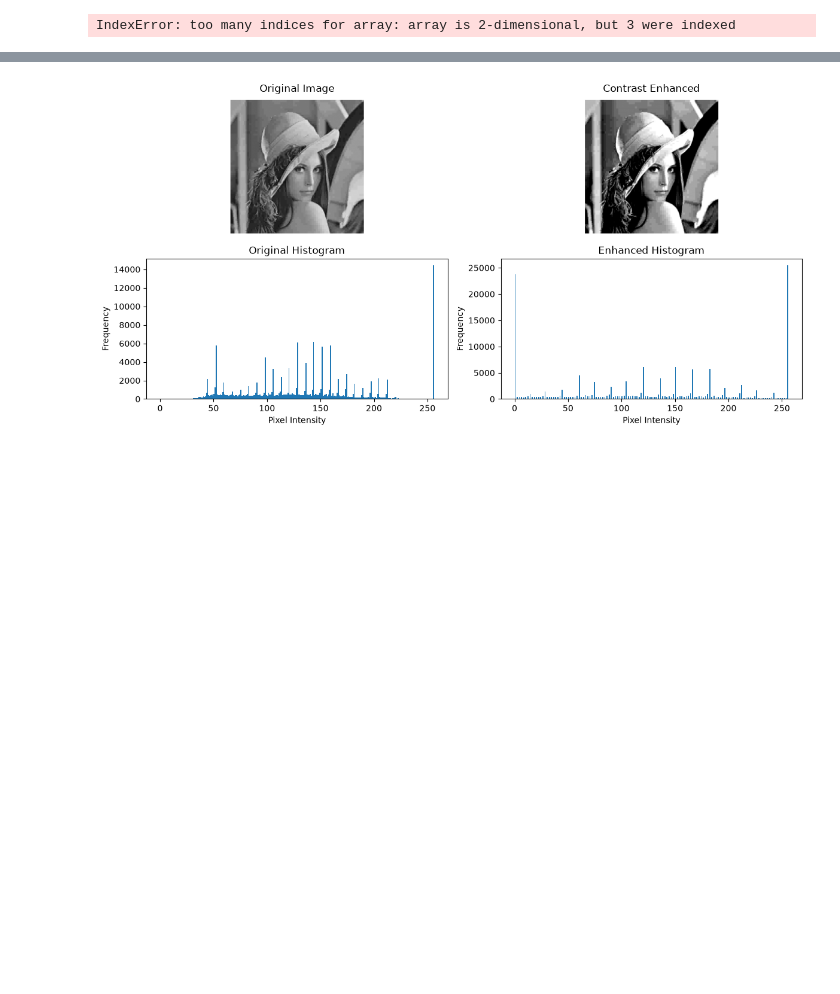
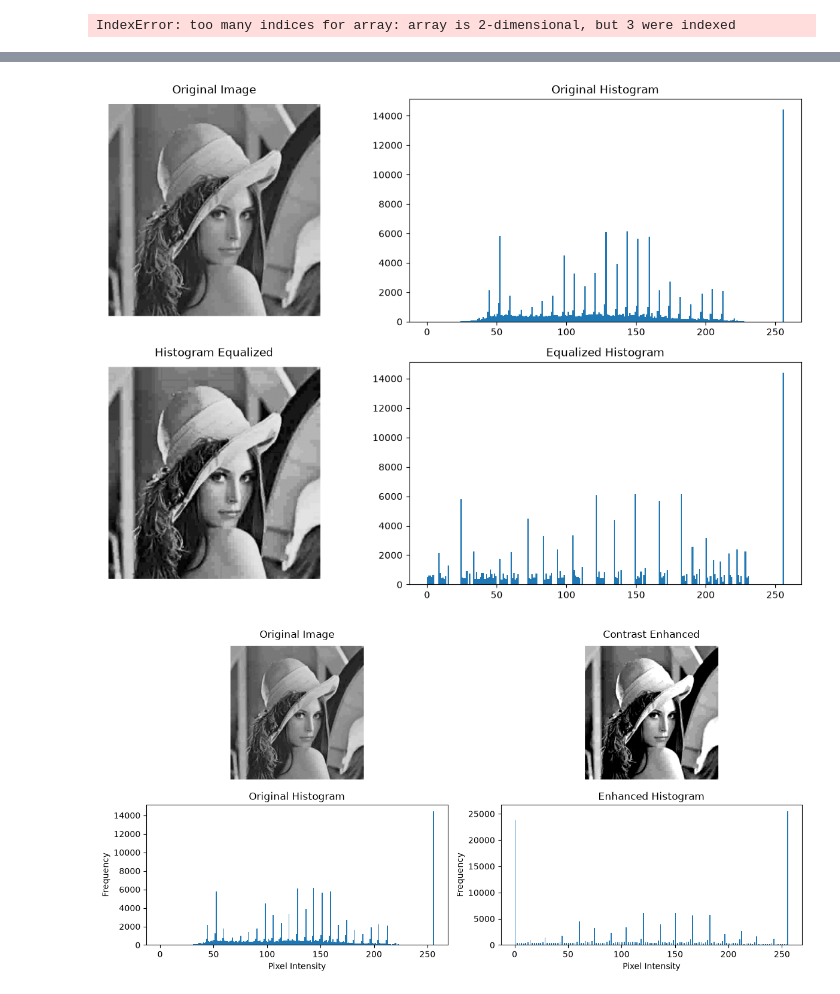
Before and after one commit to blaww803-boop/image-video-ai-2026-studentname, a Jupyter notebook: day-1/test-1.ipynb, the cells around one changed output, grey strips where cells are left out. Cells and saved outputs as stored; diff of their text form; code cells hidden in the pictures; blank space fills up the shorter version.

```diff
--- a/day-1/test-1.ipynb
+++ b/day-1/test-1.ipynb
@@ -183,3 +183,56 @@ plt.show()
+# %%
+from PIL import Image
+import matplotlib.pyplot as plt
+import numpy as np
+
+# قراءة الصورة
+img = Image.open(r"C:\Users\PC-LAB1\Downloads\output.png")
+
+# تحويل إلى Grayscale
+gray = np.array(img.convert("L"))
+
+# Histogram Equalization
+hist, bins = np.histogram(gray.flatten(), 256, [0, 256])
+cdf = hist.cumsum()
+
+# تجاهل القيم الصفرية
+cdf_masked = np.ma.masked_equal(cdf, 0)
+
+# معادلة Equalization
+cdf_equalized = (cdf_masked - cdf_masked.min()) * 255 / (
+    cdf_masked.max() - cdf_masked.min()
+)
+
+cdf_equalized = np.ma.filled(cdf_equalized, 0).astype("uint8")
+
+# الصورة بعد Equalization
+equalized = cdf_equalized[gray]
+
+# عرض النتائج
+plt.figure(figsize=(12, 8))
+
+plt.subplot(2, 2, 1)
+plt.imshow(gray, cmap="gray")
+plt.title("Original Image")
+plt.axis("off")
+
+plt.subplot(2, 2, 2)
+plt.hist(gray.flatten(), bins=256, range=(0, 256))
+plt.title("Original Histogram")
+
+plt.subplot(2, 2, 3)
+plt.imshow(equalized, cmap="gray")
+plt.title("Histogram Equalized")
+plt.axis("off")
+
+plt.subplot(2, 2, 4)
+plt.hist(equalized.flatten(), bins=256, range=(0, 256))
+plt.title("Equalized Histogram")
+
+plt.tight_layout()
+plt.show()
+# %% [output]
+[figure, added]
 # %%
 from PIL import Image, ImageEnhance
 import matplotlib.pyplot as plt
```
Also changed, not shown: parts of 2 cells of this notebook.
